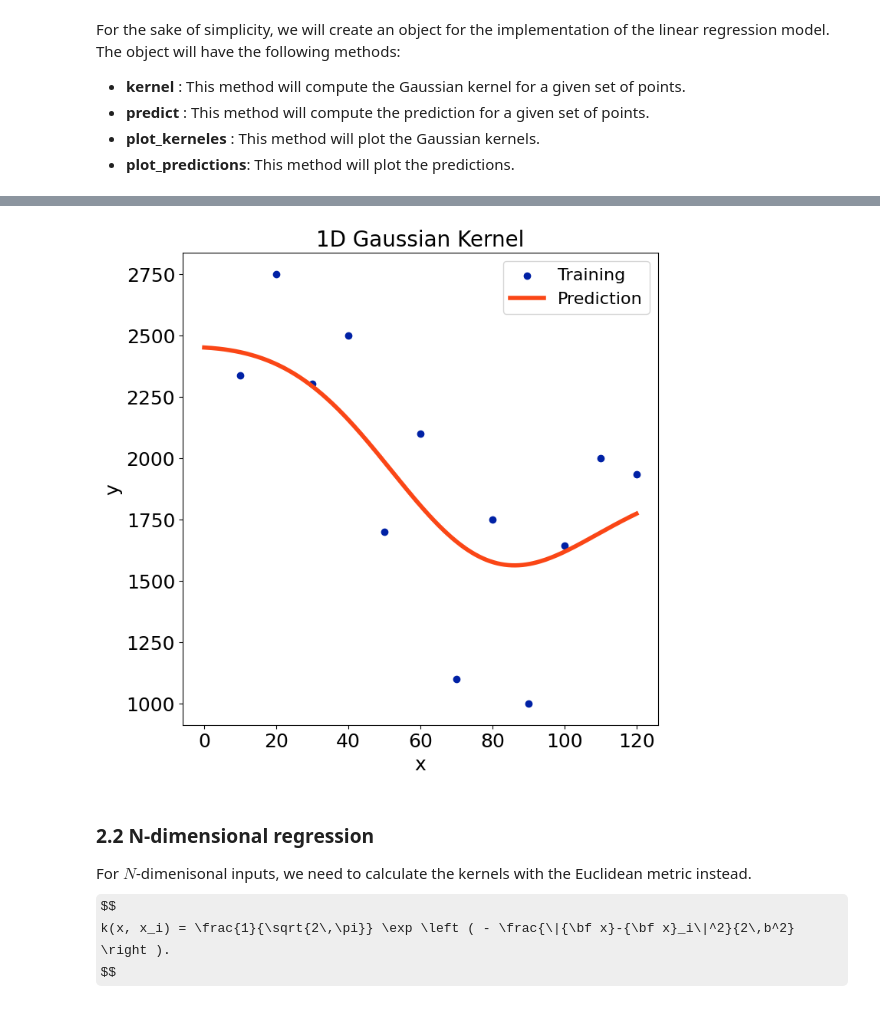
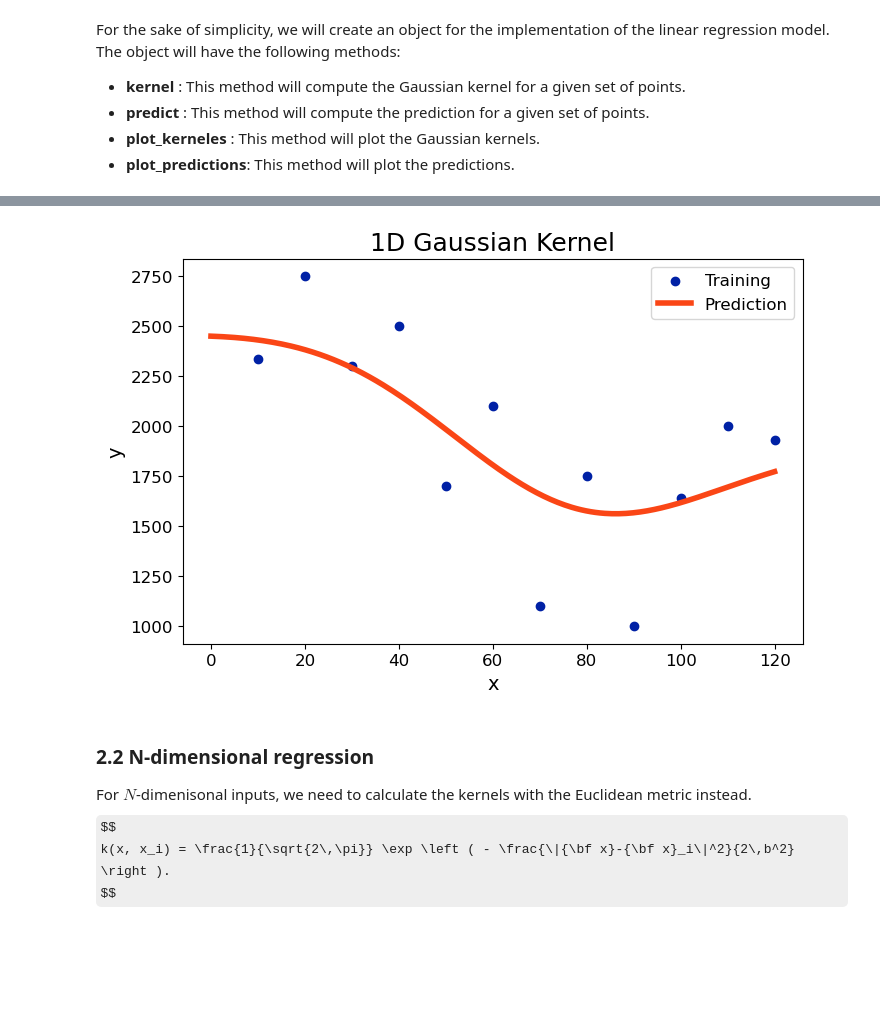
Before and after one commit to rhennig/EMA4935, a Jupyter notebook: Notebooks/08_Kernel_regressions.ipynb, the cells around one changed output, grey strips where cells are left out. Cells and saved outputs as stored; diff of their text form; code cells hidden in the pictures; some formulas as TeX source; blank space fills up the shorter version.

Commit message:
Updated Kernel Regression Notebooks.

```diff
--- a/Notebooks/08_Kernel_regressions.ipynb
+++ b/Notebooks/08_Kernel_regressions.ipynb
@@ -326,19 +336,19 @@ X = np.array([10,20,30,40,50,60,70,80,90,100,110,120])
 Y = np.array([2337,2750,2301,2500,1700,2100,1100,1750,1000,1642,2000,1932])
 
 # Plot the dataset
-fig,ax=plt.subplots( figsize=(8,8) )
+fig,ax=plt.subplots( figsize=(6,4) )
 
-plt.rc('xtick', labelsize=18)
-plt.rc('ytick', labelsize=18)
+plt.rc('xtick', labelsize=12)
+plt.rc('ytick', labelsize=12)
 
-ax.set_xlabel('x', fontsize=18)
-ax.set_ylabel('y', fontsize=18)
+ax.set_xlabel('x', fontsize=14)
+ax.set_ylabel('y', fontsize=14)
 
-ax.set_title('Data',fontsize=20)
+ax.set_title('Data',fontsize=18)
 
 ax.scatter(X, Y, color=blue, label='Training')
 
-plt.legend(fontsize=20)
+plt.legend(fontsize=12)
 
 plt.show()
 # %% [output]
@@ -381,12 +391,12 @@ class GaussianKernelRegression1D:
     #
     def plot_kernels(self, points=100):
 
-        plt.figure( figsize = (12,6) )
+        plt.figure( figsize = (8,4) )
 
-        plt.title('Kernel', fontsize=20)
+        plt.title('Kernel', fontsize=18)
 
-        plt.ylabel(r'Kernel Weights $w_i$', fontsize=18)
-        plt.xlabel('x', fontsize=18)
+        plt.ylabel(r'Kernel Weights $w_i$', fontsize=14)
+        plt.xlabel('x', fontsize=12)
 
         for xi in self.x:
             x_normal = np.linspace(xi - 3.0*self.b, xi + 3.0*self.b, num=points)
@@ -394,7 +404,7 @@ class GaussianKernelRegression1D:
 
             plt.plot(x_normal, y_normal, label=r'Kernel at $x_i$={}'.format(xi))
 
-        plt.legend(fontsize=14)
+        plt.legend(fontsize=10)
     #
     # Visualize the predictions
     #
@@ -402,12 +412,12 @@ class GaussianKernelRegression1D:
 
         max_y = 0
 
-        plt.figure( figsize = (12,6) )
+        plt.figure( figsize = (8,4) )
 
-        plt.title('Prediction', fontsize=20)
+        plt.title('Prediction', fontsize=18)
 
-        plt.ylabel(r'Kernel Weights $w_i$', fontsize=18)
-        plt.xlabel('x', fontsize=18)
+        plt.ylabel(r'Kernel Weights $w_i$', fontsize=14)
+        plt.xlabel('x', fontsize=12)
 
         for xi in self.x:
             x_normal = np.linspace(xi - 3.0*self.b, xi + 3.0*self.b, num=points)
@@ -419,7 +429,7 @@ class GaussianKernelRegression1D:
 
         plt.plot([X,X], [0, max_y], 'k-', lw=2, dashes=[2, 2])
 
-        plt.legend(fontsize=14)
+        plt.legend(fontsize=10)
 # %%
 # Set the width of the Gaussian kernel
 b = 20
@@ -437,23 +447,23 @@ gaussian_kernel_regression.plot_predictions(x, points=200)
 # %%
 # Visualize the 1-dimensional prediction
 xlist = np.linspace(0, 120, 240)
 ylist = np.array([gaussian_kernel_regression.predict(x) for x in xlist])
 
-fig,ax = plt.subplots( figsize=(8,8) )
+fig,ax = plt.subplots( figsize=(8,5) )
 
-ax.set_title('1D Gaussian Kernel',fontsize=20)
+ax.set_title('1D Gaussian Kernel',fontsize=18)
 
-ax.set_xlabel('x',fontsize=18)
-ax.set_ylabel('y',fontsize=18)
+ax.set_xlabel('x',fontsize=14)
+ax.set_ylabel('y',fontsize=14)
 
 ax.scatter(X, Y,      color=blue, label='Training')
 ax.plot(xlist, ylist, color=orange, lw=4, label='Prediction')
 
-plt.legend(fontsize=16)
+plt.legend(fontsize=12)
 
 plt.show()
 # %% [output]
-[figure, old version]
+[figure, new version]
 # %% [markdown]
 ### 2.2 N-dimensional regression
 
```
Also changed, not shown: parts of 12 cells of this notebook, 1 other file.
